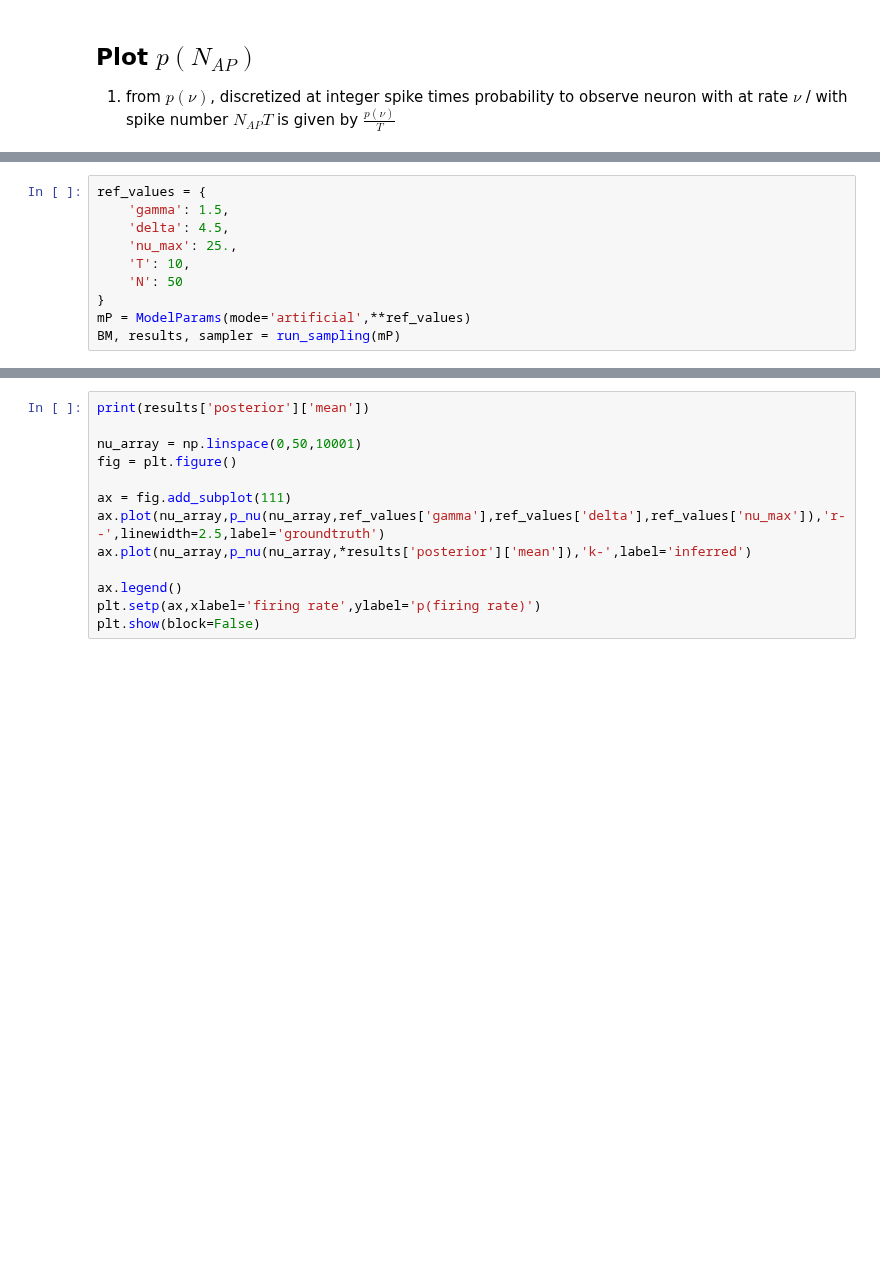
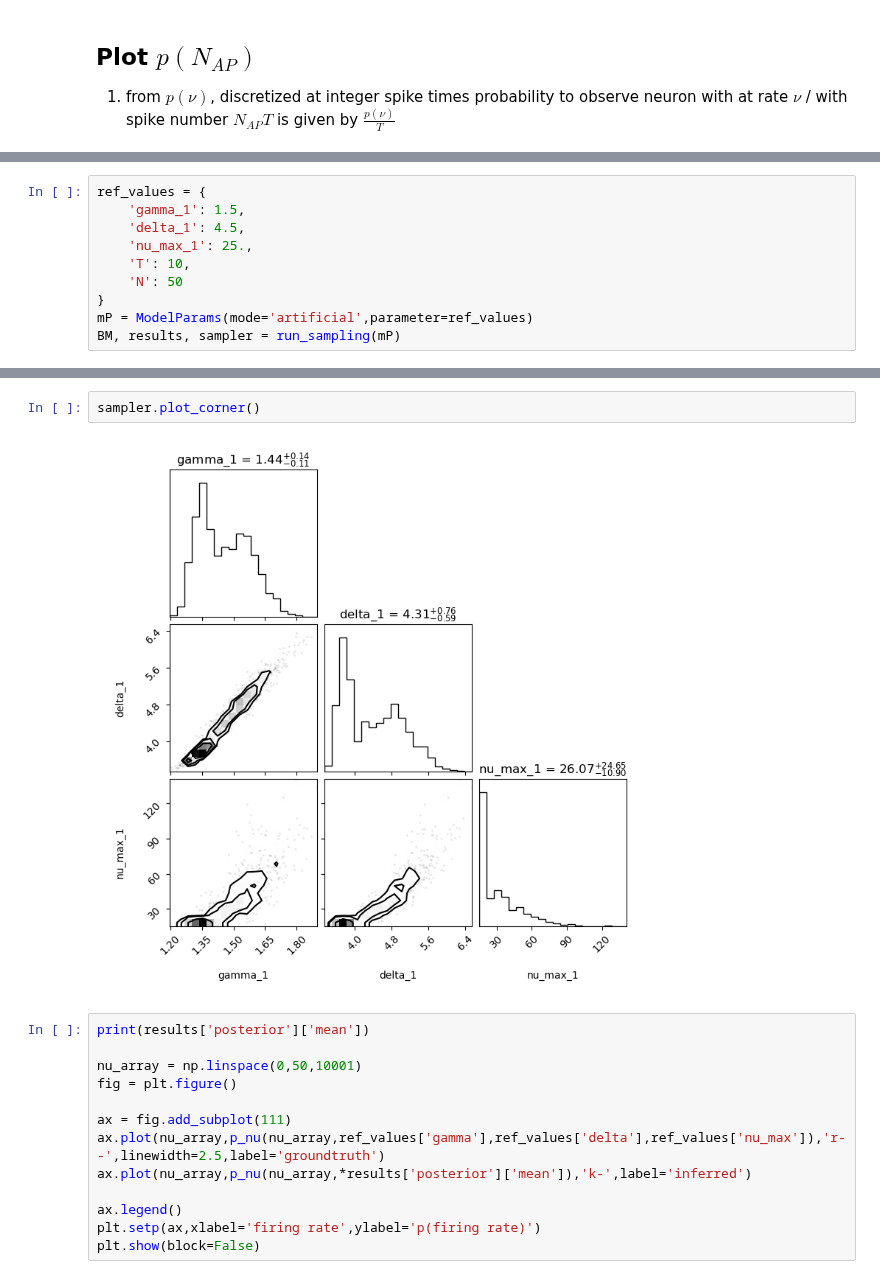
Before and after one commit to woxxel/DarkMatter, a Jupyter notebook: notebooks/spike_probabilities.ipynb, the cells around one changed output, grey strips where cells are left out. Drawn from its saved outputs; the diff is of its cells as text; blank space fills up the shorter version.

```diff
--- a/notebooks/spike_probabilities.ipynb
+++ b/notebooks/spike_probabilities.ipynb
@@ -285,11 +46,11 @@ interactive(children=(IntSlider(value=60, description='T', min=1), FloatSlider(v
 # %%
 ref_values = {
-    'gamma': 1.5,
-    'delta': 4.5,
-    'nu_max': 25.,
+    'gamma_1': 1.5,
+    'delta_1': 4.5,
+    'nu_max_1': 25.,
     'T': 10,
     'N': 50
 }
-mP = ModelParams(mode='artificial',**ref_values)
+mP = ModelParams(mode='artificial',parameter=ref_values)
 BM, results, sampler = run_sampling(mP)
 # %% [output]
@@ -299,3 +62,7 @@ Z=-272.9(98.90%) | Like=-262.85..-261.77 [-262.8518..-262.8517]*| it/evals=3924/
+# %%
+sampler.plot_corner()
+# %% [output]
+[figure, added]
 # %%
 print(results['posterior']['mean'])
 
```
Also changed, not shown: parts of 5 cells of this notebook, 27 other files.
